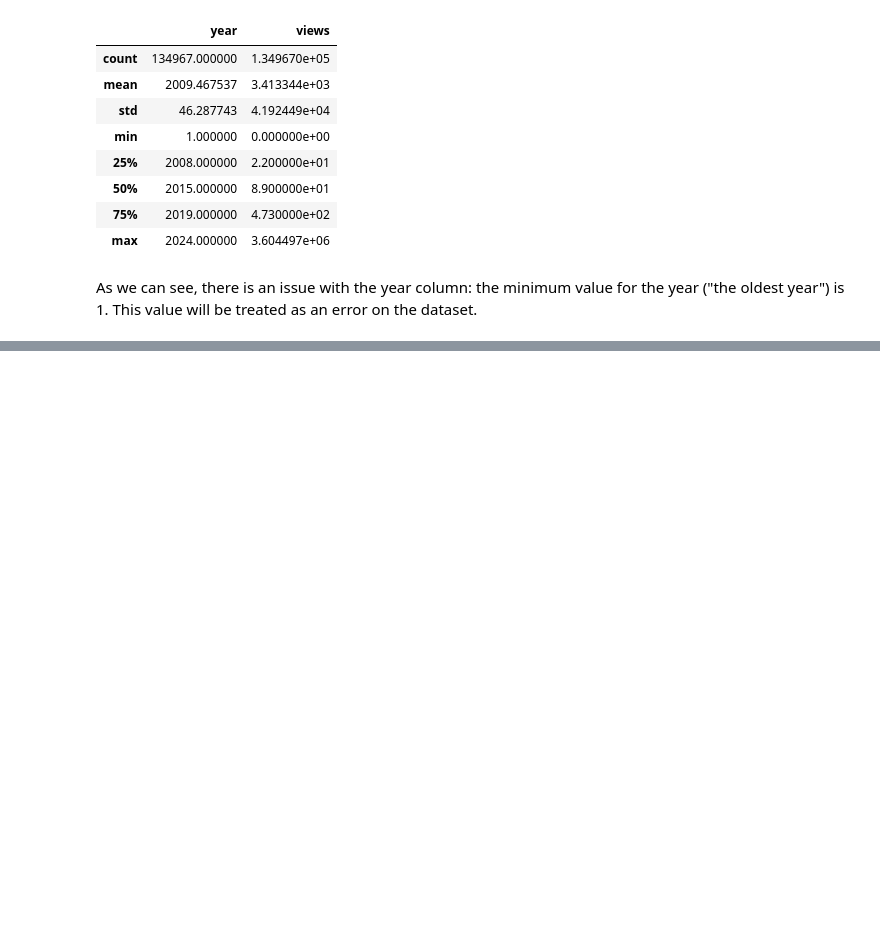
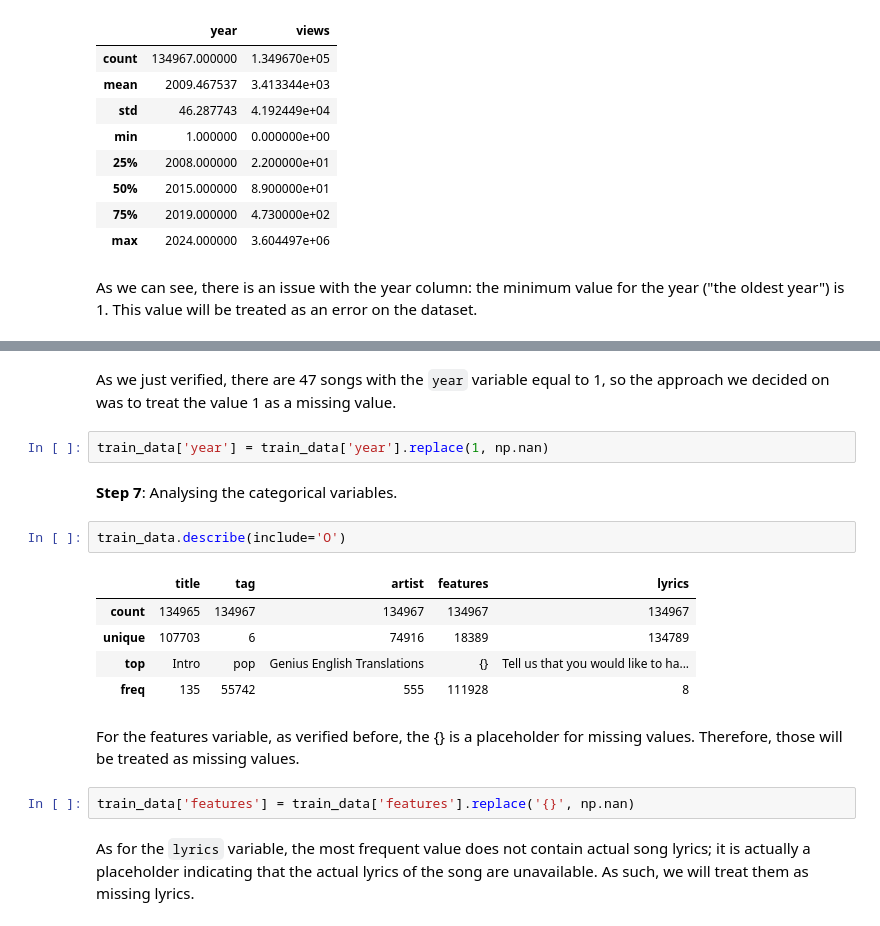
Before and after one commit to iinesclaro/text_mining, a Jupyter notebook: 01_eda_baseline.ipynb, the cells around one changed output, grey strips where cells are left out. Saved outputs shown, nothing was run; the diff lists cells and outputs as text; blank space fills up the shorter version.

```diff
--- a/01_eda_baseline.ipynb
+++ b/01_eda_baseline.ipynb
@@ -143,0 +148,20 @@ train_data[train_data['year'] == 1]
+# %% [markdown]
+As we just verified, there are 47 songs with the `year` variable equal to 1, so the approach we decided on was to treat the value 1 as a missing value.
+# %%
+train_data['year'] = train_data['year'].replace(1, np.nan)
+# %% [markdown]
+**Step 7**: Analysing the categorical variables.
+# %%
+train_data.describe(include='O')
+# %% [output]
+|  | title | tag | artist | features | lyrics |
+| count | 134965 | 134967 | 134967 | 134967 | 134967 |
+| unique | 107703 | 6 | 74916 | 18389 | 134789 |
+| top | Intro | pop | Genius English Translations | {} | Tell us that you would like to ha... |
+| freq | 135 | 55742 | 555 | 111928 | 8 |
+# %% [markdown]
+For the features variable, as verified before, the {} is a placeholder for missing values. Therefore, those will be treated as missing values.
+# %%
+train_data['features'] = train_data['features'].replace('{}', np.nan)
+# %% [markdown]
+As for the `lyrics` variable, the most frequent value does not contain actual song lyrics; it is actually a placeholder indicating that the actual lyrics of the song are unavailable. As such, we will treat them as missing lyrics.
```
Also changed, not shown: parts of 11 cells of this notebook.
